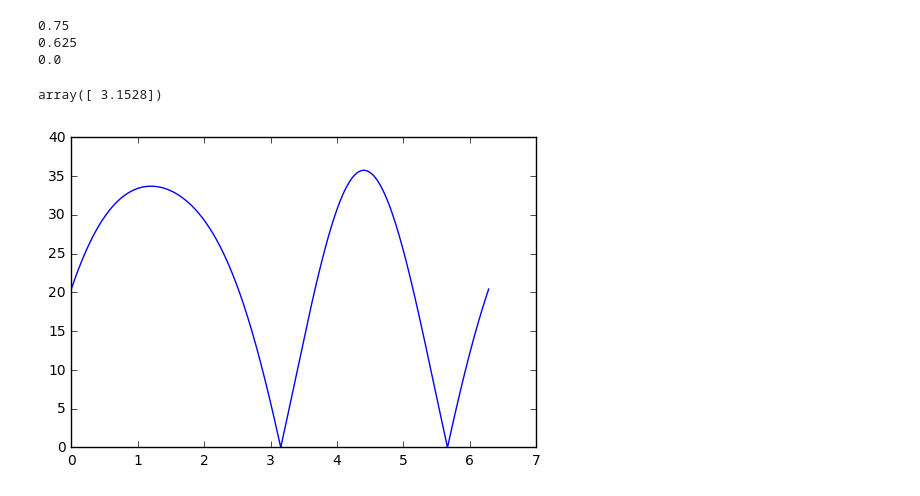
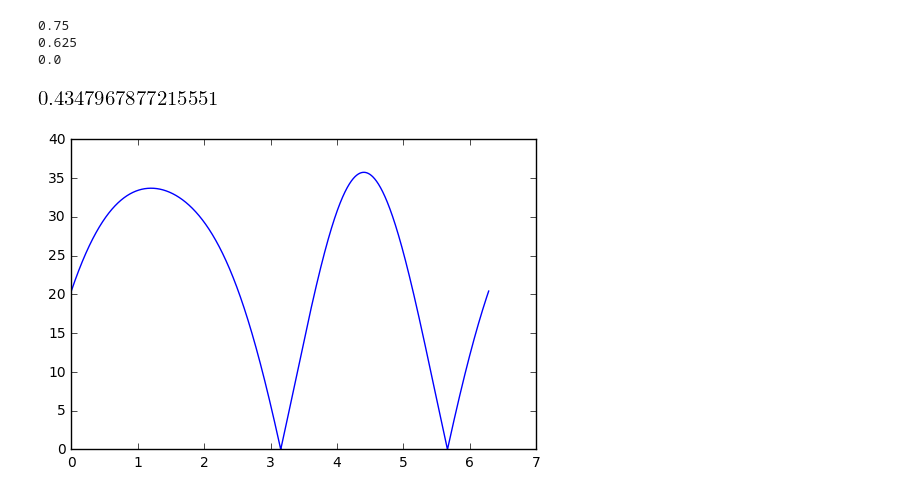
Before and after one commit to David-OConnor/mb-pilotwave, a Jupyter notebook: Drops.ipynb, the cells around one changed output. Cells and saved outputs as stored; diff of their text form; code cells hidden in the pictures.

```diff
--- a/Drops.ipynb
+++ b/Drops.ipynb
@@ -51,27 +58,29 @@ print(θiw/τ, θw/τ, θwp/τ,  sep='\n')
 0.625
 0.0
 # %%
-center = drops.Point(0, 0)
+center = array([0, 0])
 
 # This will cause 4 solutions!
 # sample = drops.Point(-30, 0)
 # impact = drops.Point(50, 9)
 
-sample = drops.Point(-40, 0)
-impact = drops.Point(6.6, 10)
+sample = array([-40, 0])
+impact = array([6.6, 10])
 
 θ = linspace(0, τ, 30000)
 
 cast = partial(wave_reflection.cast_ray, impact, sample, center)
 
 dists = array(list(map(cast, θ)))
 plt.plot(θ, dists)
 
 cast2 = partial(wave_reflection.cast_ray_fsolvable, impact, sample, center)
 fsolve(cast2, 4)
+
+cast(tau/2)
 # %% [output]
-array([ 3.1528])
-[figure, old version]
+[figure, new version]
+[figure, added]
 # %%
 sample = array([-4, 0])
 impact = array([6.6, 1])
```
Also changed, not shown: parts of 6 cells of this notebook, 3 other files.
